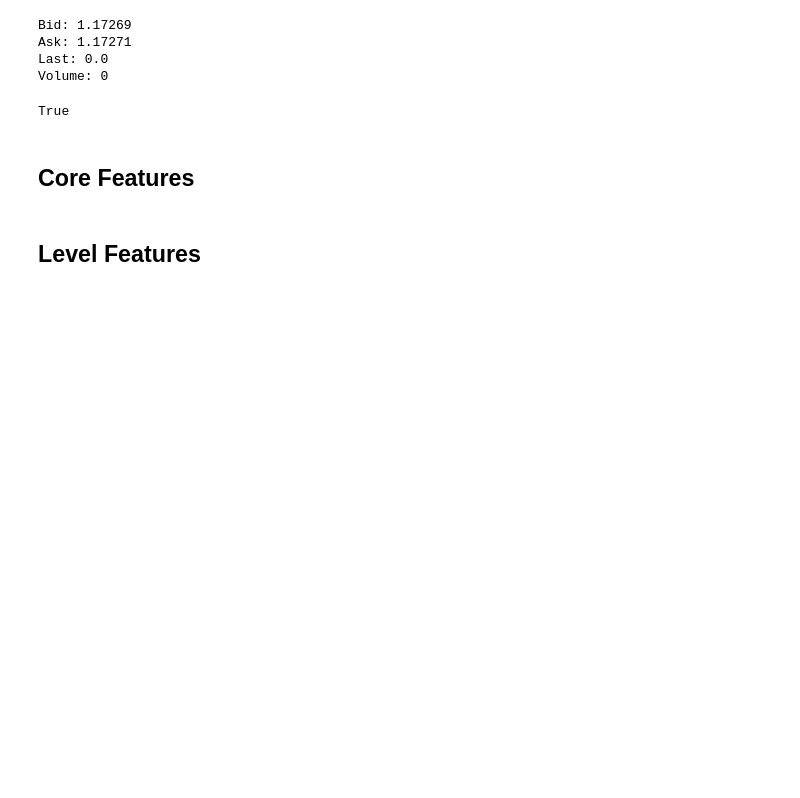
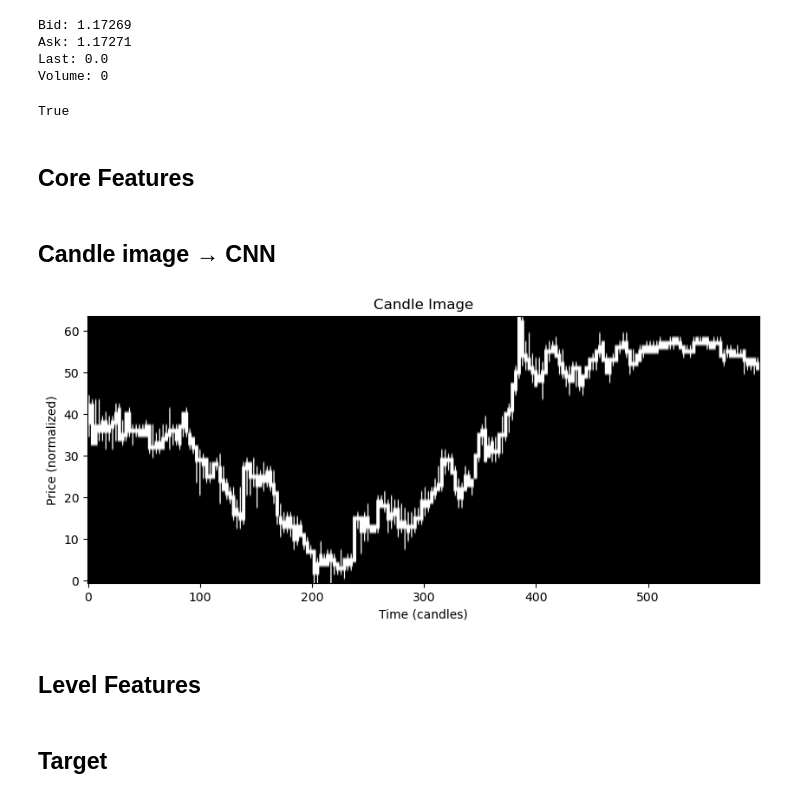
Before and after one commit to mehdibp/DeepFinance, a Jupyter notebook: Data.ipynb, the cells around one changed output. Drawn from its saved outputs; the diff is of its cells as text; code cells hidden in the pictures; blank space fills up the shorter version.

Commit message:
Get Candle Feature and Build Targets (try module)

```diff
--- a/Data.ipynb
+++ b/Data.ipynb
@@ -84,4 +84,61 @@ data = core_features(data)
 # df
+# %% [markdown]
+## Candle image → CNN
+# %%
+# -------------------------------------------------------------------------------------------
+def candle_image(df_window: pd.DataFrame, height: int=64):
+    """
+    Generate a binary image of candlesticks within a given time window.
+
+    Each candlestick is represented as a column in the image:
+      - Wick is drawn as a vertical line
+      - Body is drawn as a filled rectangle
+
+    Parameters
+    ----------
+    df_window : DataFrame -- containing the columns ['open','high','low','close'] for a time window
+    height : int, default=64 -- Image height (number of pixels along the y-axis)
+
+    Returns
+    -------
+    np.ndarray -- Binary array of shape (height, len(df_window)*3) representing the candlestick visualization.
+	"""
+
+    img = np.zeros((height, len(df_window)*3))
+
+    norm = normalize_window(df_window)
+
+    for i, row in norm.iterrows():
+        x = (i - df_window.index[0]) * 3 + 1
+
+        o, h, l, c = row
+        y_o = int(o * (height-1))
+        y_c = int(c * (height-1))
+        y_h = int(h * (height-1))
+        y_l = int(l * (height-1))
+
+        img[y_l:y_h+1, x] = 1							# wick
+        img[min(y_o,y_c):max(y_o,y_c)+1, x-1:x+2] = 1	# body
+
+    return img
+
+# p′ = (p−min(low)) / (max(high)−min(low))
+def normalize_window(df_window: pd.DataFrame):
+    low = df_window['low'].min()
+    high = df_window['high'].max()
+    return (df_window[['open','high','low','close']] - low) / (high - low)
+
+
+img = candle_image(df_window=data.iloc[-200:], height=64)
+
+plt.figure(figsize=(10,4))
+plt.imshow(img, cmap='gray', origin='lower', aspect='auto')
+plt.title ("Candle Image")
+plt.xlabel("Time (candles)")
+plt.ylabel("Price (normalized)")
+plt.show()
+# %% [output]
+[figure, added]
 # %% [markdown]
 ## Level Features
 # %%
@@ -198,3 +255,5 @@ Datetime = pd.to_datetime(data['time']).dt
 period = [Datetime.date, Datetime.isocalendar().year.astype(str)+'-'+Datetime.isocalendar().week.astype(str)]
 data = level_features(data, period=period, atr_window=14)
 data.to_csv('test.csv', index=False)
+# %% [markdown]
+## Target
```
Also changed, not shown: parts of 3 cells of this notebook, 1 other file.
